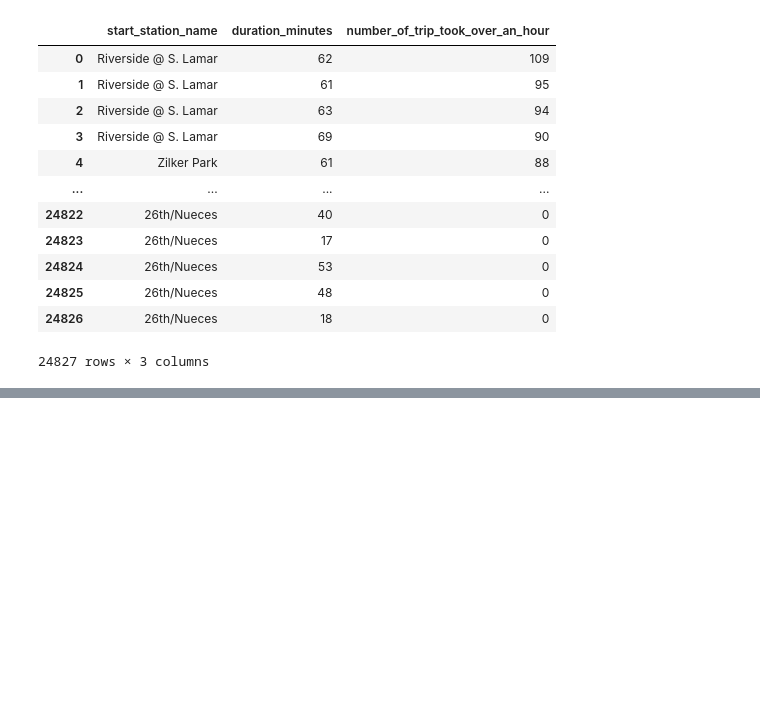
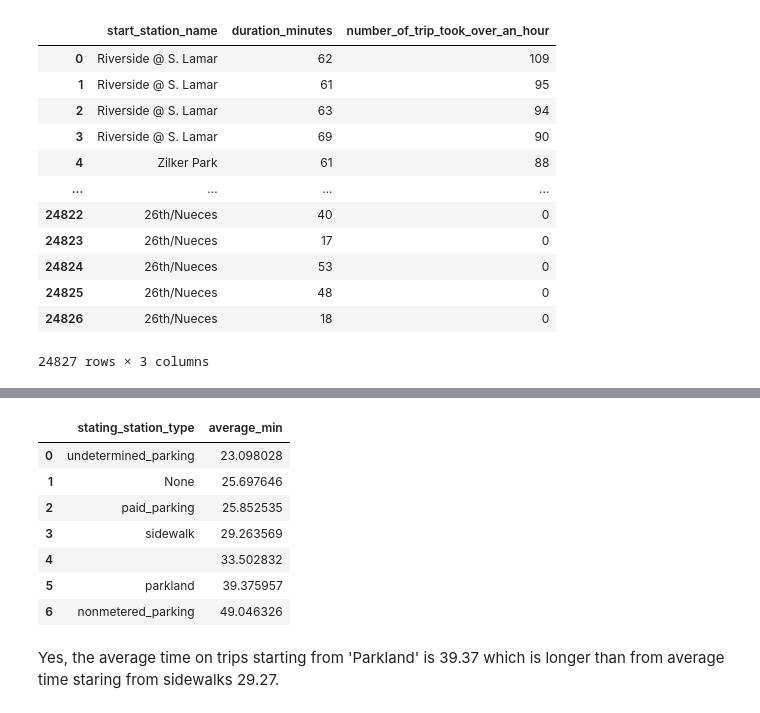
Before and after one commit to bidhan7/Data-Processing-Visualization-, a Jupyter notebook: Big_Query_SQL.ipynb, the cells around one changed output, grey strips where cells are left out. Saved outputs shown, nothing was run; the diff lists cells and outputs as text; code cells hidden in the pictures; blank space fills up the shorter version.

```diff
--- a/Big_Query_SQL.ipynb
+++ b/Big_Query_SQL.ipynb
@@ -262,0 +286,26 @@ Order BY number_of_trip_took_over_an_hour DESC
+# %%
+%%bigquery --project data-visualization-338723
+
+WITH t as(
+SELECT name, property_type
+FROM `bigquery-public-data.austin_bikeshare.bikeshare_stations`
+)
+SELECT t.property_type as stating_station_type,
+    AVG (trips.duration_minutes) as average_min
+FROM `bigquery-public-data.austin_bikeshare.bikeshare_trips` as trips
+  JOIN t
+  ON trips.start_station_name = t.name
+
+GROUP BY t.property_type
+ORDER by average_min
+# %% [output]
+|  | stating_station_type | average_min |
+| 0 | undetermined_parking | 23.098028 |
+| 1 | None | 25.697646 |
+| 2 | paid_parking | 25.852535 |
+| 3 | sidewalk | 29.263569 |
+| 4 |  | 33.502832 |
+| 5 | parkland | 39.375957 |
+| 6 | nonmetered_parking | 49.046326 |
+# %% [markdown]
+Yes, the average time on trips starting from 'Parkland' is 39.37 which is longer than from average time staring from sidewalks 29.27.
```
Also changed, not shown: parts of 1 cell of this notebook.
